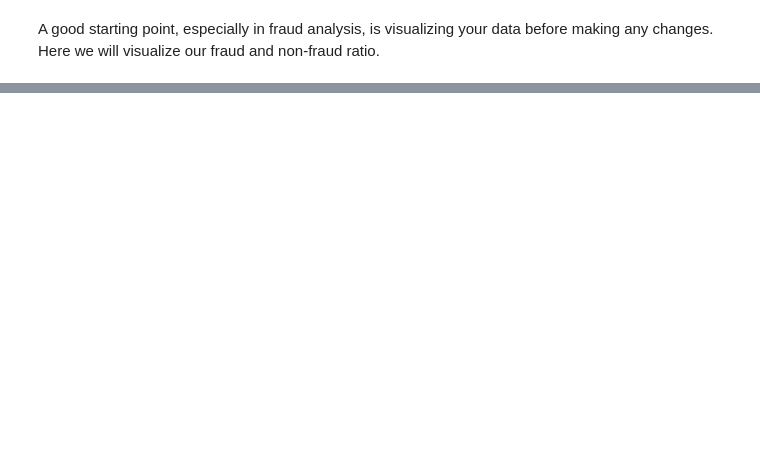
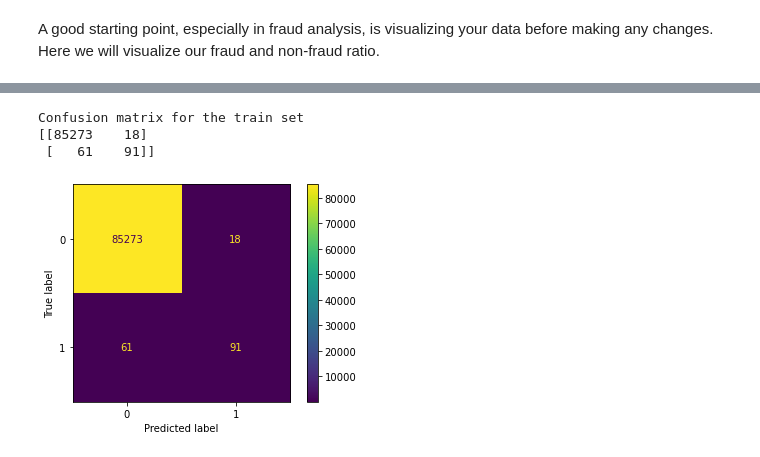
Before and after one commit to msantanarod/Fraud-Prevention-Analytics, a Jupyter notebook: Credit Card Fraud Detection.ipynb, the cells around one changed output, grey strips where cells are left out. Drawn from its saved outputs; the diff is of its cells as text; code cells hidden in the pictures; blank space fills up the shorter version.

```diff
--- a/Credit Card Fraud Detection.ipynb
+++ b/Credit Card Fraud Detection.ipynb
@@ -212,0 +189,9 @@ plot_data(X,y)
+# %%
+#Create training and test set (XY split)
+X_train, X_test, y_train, y_test=train_test_split(X,y,test_size=0.30, random_state=1000)
+# %%
+#Define our model
+model=LogisticRegression()
+# %%
+#fit our the model with our training set
+model.fit(X_train,y_train)
@@ -212,0 +207,14 @@ plot_data(X,y)
+# %%
+# Get predicting values
+predicted=model.predict(X_test)
+# %%
+#print confussion matrix for the training set
+print("Confusion matrix for the train set")
+print(confusion_matrix(y_test,predicted))
+plot_confusion_matrix(model,X_test,y_test, values_format = 'd')
+plt.show()
+# %% [output]
+Confusion matrix for the train set
+[[85273    18]
+ [   61    91]]
+[figure, added]
```
Also changed, not shown: parts of 42 cells of this notebook.
